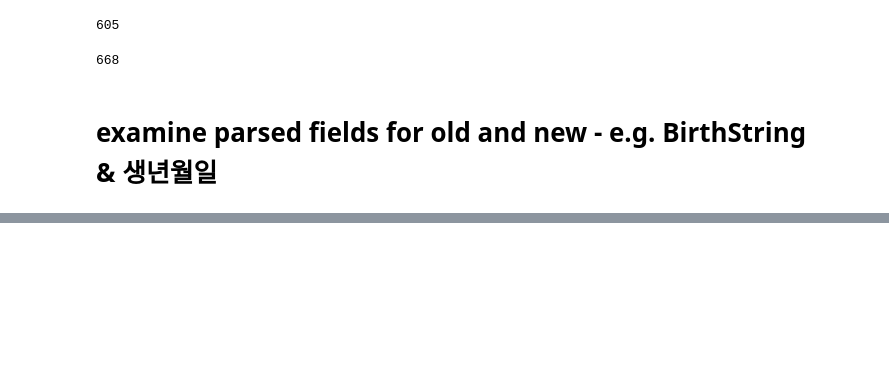
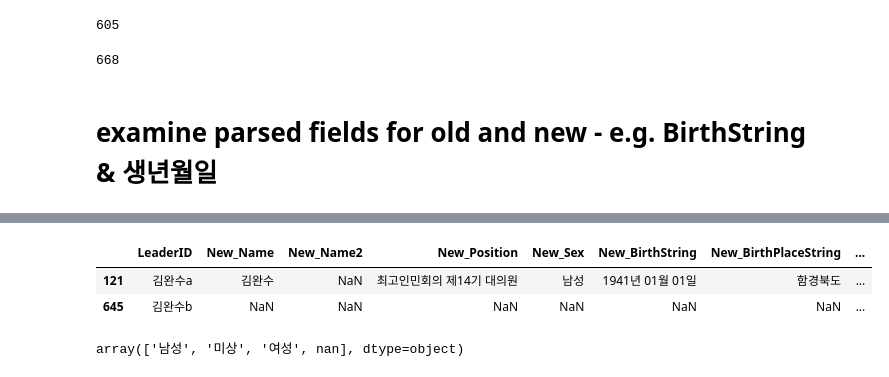
Before and after one commit to seouljake/nkelites, a Jupyter notebook: scripts/2_compare old and new elite names.ipynb, the cells around one changed output, grey strips where cells are left out. Drawn from its saved outputs; the diff is of its cells as text; code cells hidden in the pictures; blank space fills up the shorter version.

```diff
--- a/scripts/2_compare old and new elite names.ipynb
+++ b/scripts/2_compare old and new elite names.ipynb
@@ -248,0 +263,10 @@ dfmerge[dfmerge.MOUID.notnull()]
+# %%
+dfmerge[dfmerge.LeaderID.str.contains("김완수")]
+# %% [output]
+|  | LeaderID | New_Name | New_Name2 | New_Position | New_Sex | New_BirthString | New_BirthPlaceString | ... |
+| 121 | 김완수a | 김완수 | NaN | 최고인민회의 제14기 대의원 | 남성 | 1941년 01월 01일 | 함경북도 | ... |
+| 645 | 김완수b | NaN | NaN | NaN | NaN | NaN | NaN | ... |
+# %%
+dfmerge.New_Sex.unique()
+# %% [output]
+array(['남성', '미상', '여성', nan], dtype=object)
```
Also changed, not shown: parts of 15 cells of this notebook, 2 other files.
